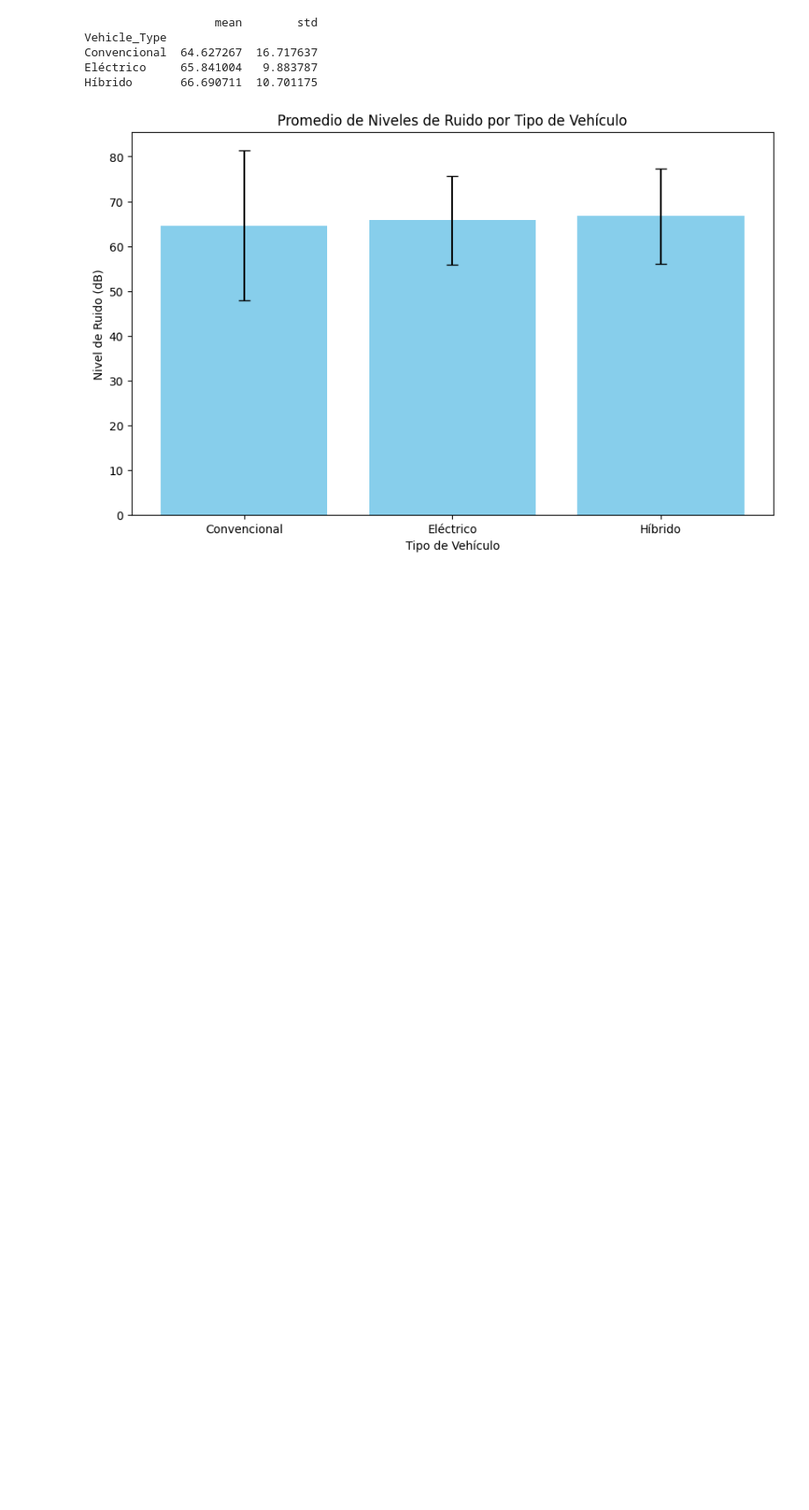
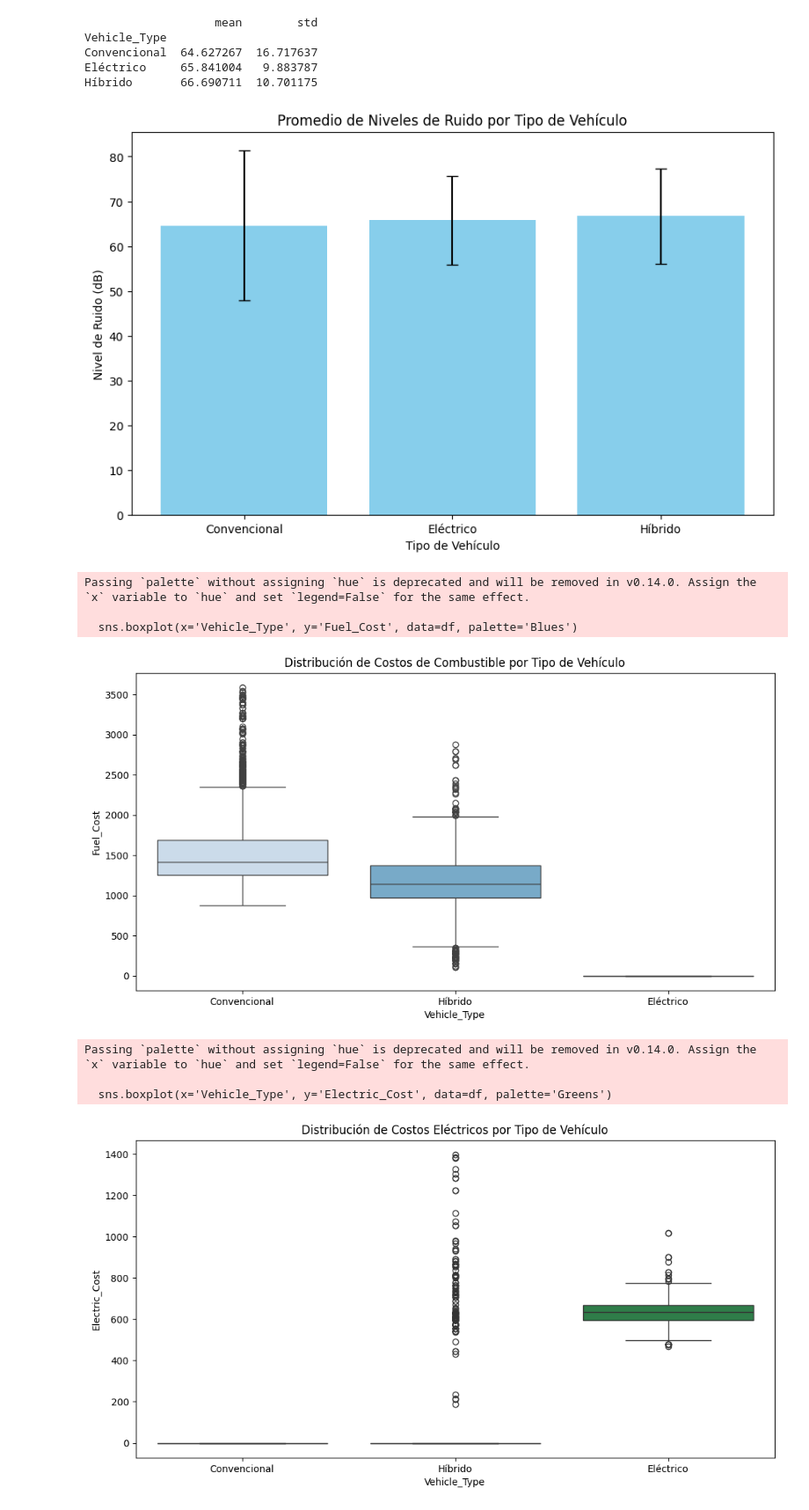
Before and after one commit to GLibardoAlarcon/Proyecto_Finalizado_Streamlit, a Jupyter notebook: EDA_REVISAR/EDA-T2.ipynb, the cells around one changed output. Shown at 88% size. Cells and saved outputs as stored; diff of their text form; code cells hidden in the pictures; blank space fills up the shorter version.

```diff
--- a/EDA_REVISAR/EDA-T2.ipynb
+++ b/EDA_REVISAR/EDA-T2.ipynb
@@ -117,3 +121,23 @@ Convencional  64.627267  16.717637
 Eléctrico     65.841004   9.883787
 Híbrido       66.690711  10.701175
 [figure]
+# %%
+# Comparar costos de combustible y eléctricos por tipo de vehículo
+plt.figure(figsize=(12, 6))
+sns.boxplot(x='Vehicle_Type', y='Fuel_Cost', data=df, palette='Blues')
+plt.title('Distribución de Costos de Combustible por Tipo de Vehículo')
+plt.show()
+
+plt.figure(figsize=(12, 6))
+sns.boxplot(x='Vehicle_Type', y='Electric_Cost', data=df, palette='Greens')
+plt.title('Distribución de Costos Eléctricos por Tipo de Vehículo')
+plt.show()
+# %% [output]
+Passing `palette` without assigning `hue` is deprecated and will be removed in v0.14.0. Assign the `x` variable to `hue` and set `legend=False` for the same effect.
+
+  sns.boxplot(x='Vehicle_Type', y='Fuel_Cost', data=df, palette='Blues')
+[figure, added]
+Passing `palette` without assigning `hue` is deprecated and will be removed in v0.14.0. Assign the `x` variable to `hue` and set `legend=False` for the same effect.
+
+  sns.boxplot(x='Vehicle_Type', y='Electric_Cost', data=df, palette='Greens')
+[figure, added]
```
Also changed, not shown: parts of 6 cells of this notebook.
